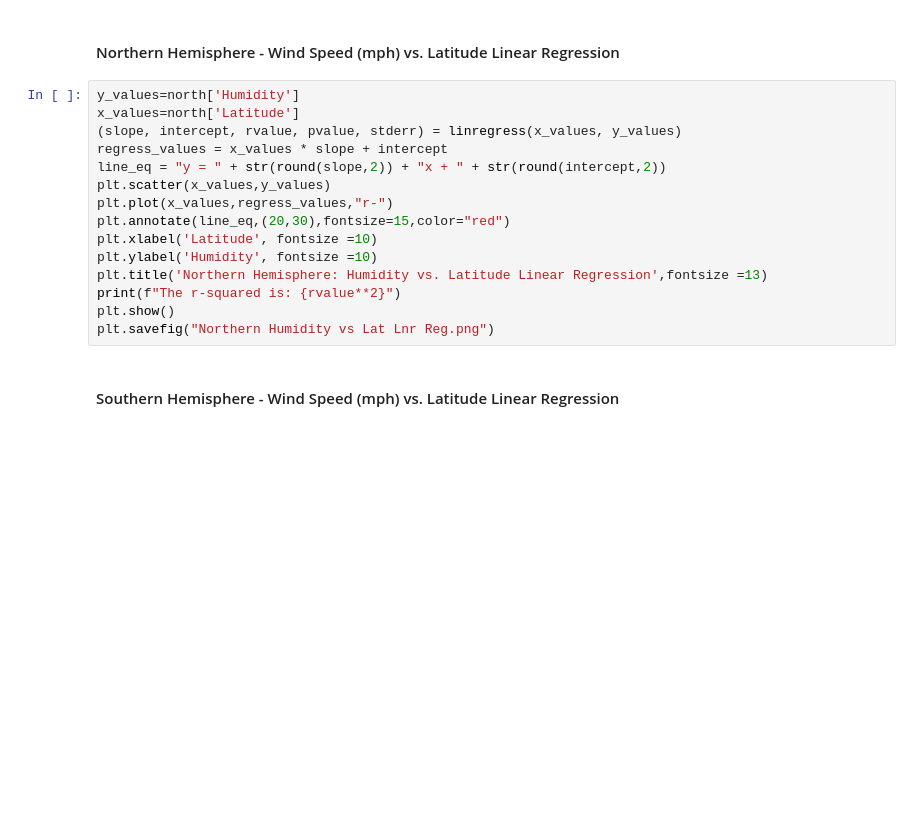
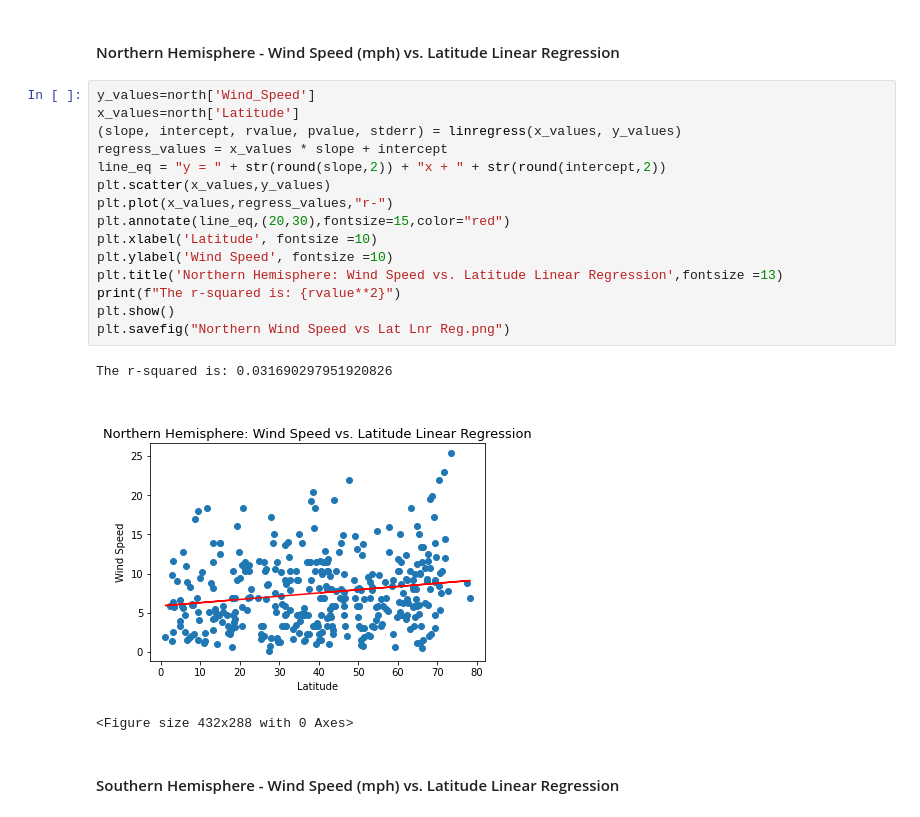
Before and after one commit to arcebri1/API-challenge, a Jupyter notebook: WeatherPy/WeatherPy.ipynb, the cells around one changed output. Cells and saved outputs as stored; diff of their text form; blank space fills up the shorter version.

Commit message:
N Wind speed ln rg

```diff
--- a/WeatherPy/WeatherPy.ipynb
+++ b/WeatherPy/WeatherPy.ipynb
@@ -437,20 +437,24 @@ The r-squared is: 0.00927764423230672
 # %% [markdown]
 ####  Northern Hemisphere - Wind Speed (mph) vs. Latitude Linear Regression
 # %%
-y_values=north['Humidity']
+y_values=north['Wind_Speed']
 x_values=north['Latitude']
 (slope, intercept, rvalue, pvalue, stderr) = linregress(x_values, y_values)
 regress_values = x_values * slope + intercept
 line_eq = "y = " + str(round(slope,2)) + "x + " + str(round(intercept,2))
 plt.scatter(x_values,y_values)
 plt.plot(x_values,regress_values,"r-")
 plt.annotate(line_eq,(20,30),fontsize=15,color="red")
 plt.xlabel('Latitude', fontsize =10)
-plt.ylabel('Humidity', fontsize =10)
-plt.title('Northern Hemisphere: Humidity vs. Latitude Linear Regression',fontsize =13)
+plt.ylabel('Wind Speed', fontsize =10)
+plt.title('Northern Hemisphere: Wind Speed vs. Latitude Linear Regression',fontsize =13)
 print(f"The r-squared is: {rvalue**2}")
 plt.show()
-plt.savefig("Northern Humidity vs Lat Lnr Reg.png")
+plt.savefig("Northern Wind Speed vs Lat Lnr Reg.png")
+# %% [output]
+The r-squared is: 0.031690297951920826
+[figure, added]
+<Figure size 432x288 with 0 Axes>
 # %% [markdown]
 ####  Southern Hemisphere - Wind Speed (mph) vs. Latitude Linear Regression
 # %%
```
Also changed, not shown: parts of 1 cell of this notebook, 1 other file.
